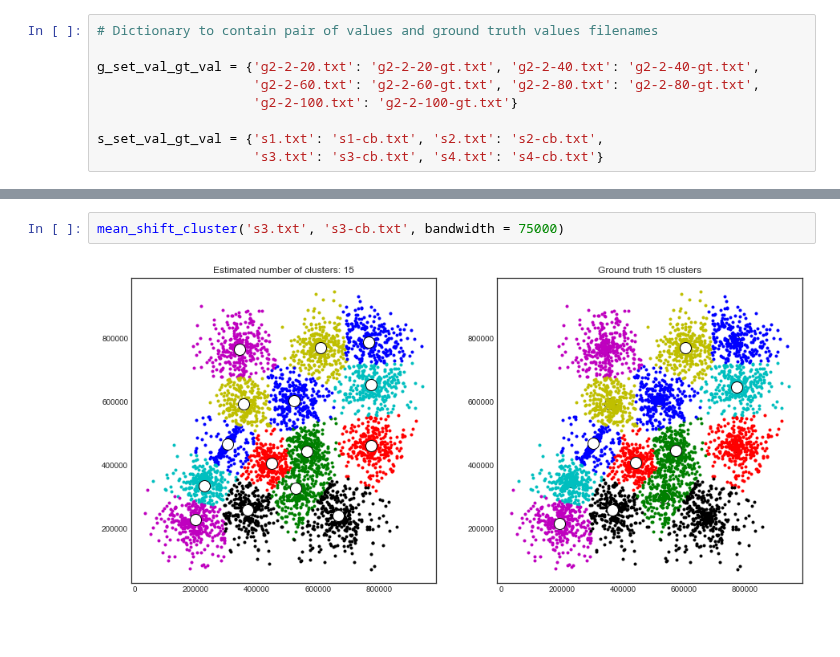
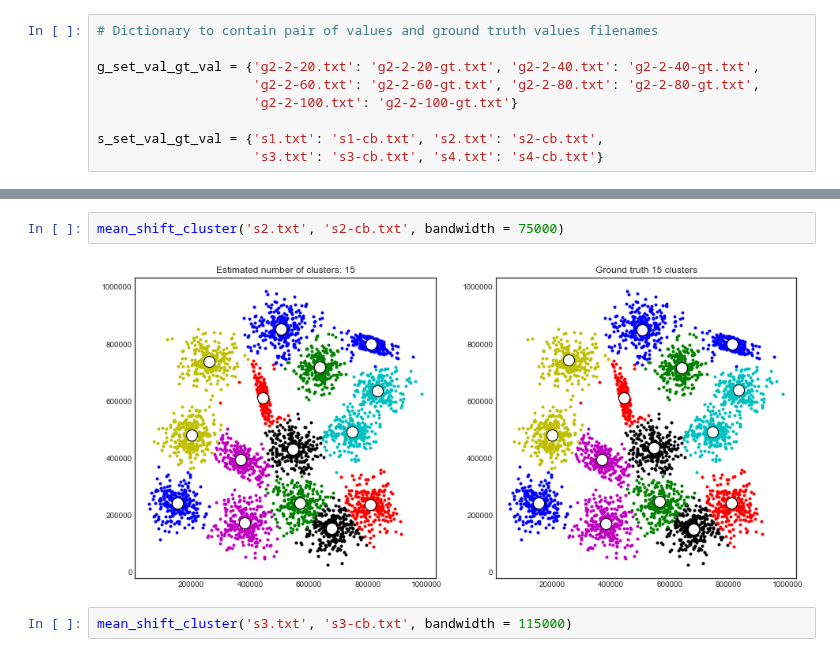
Before and after one commit to Progern/computer-vision-hw, a Jupyter notebook: cv-3-0/cv-3-1-mean-cam-shift.ipynb, the cells around one changed output, grey strips where cells are left out. Cells and saved outputs as stored; diff of their text form; blank space fills up the shorter version.

```diff
--- a/cv-3-0/cv-3-1-mean-cam-shift.ipynb
+++ b/cv-3-0/cv-3-1-mean-cam-shift.ipynb
@@ -146,4 +145,6 @@ def mean_shift_cluster(data_name, ground_truth_name, bandwidth = 50):
+# %%
+mean_shift_cluster('s2.txt', 's2-cb.txt', bandwidth = 75000)
+# %% [output]
+[figure, added]
 # %%
-mean_shift_cluster('s3.txt', 's3-cb.txt', bandwidth = 75000)
+mean_shift_cluster('s3.txt', 's3-cb.txt', bandwidth = 115000)
-# %% [output]
-[figure, removed]
```
Also changed, not shown: parts of 7 cells of this notebook.
